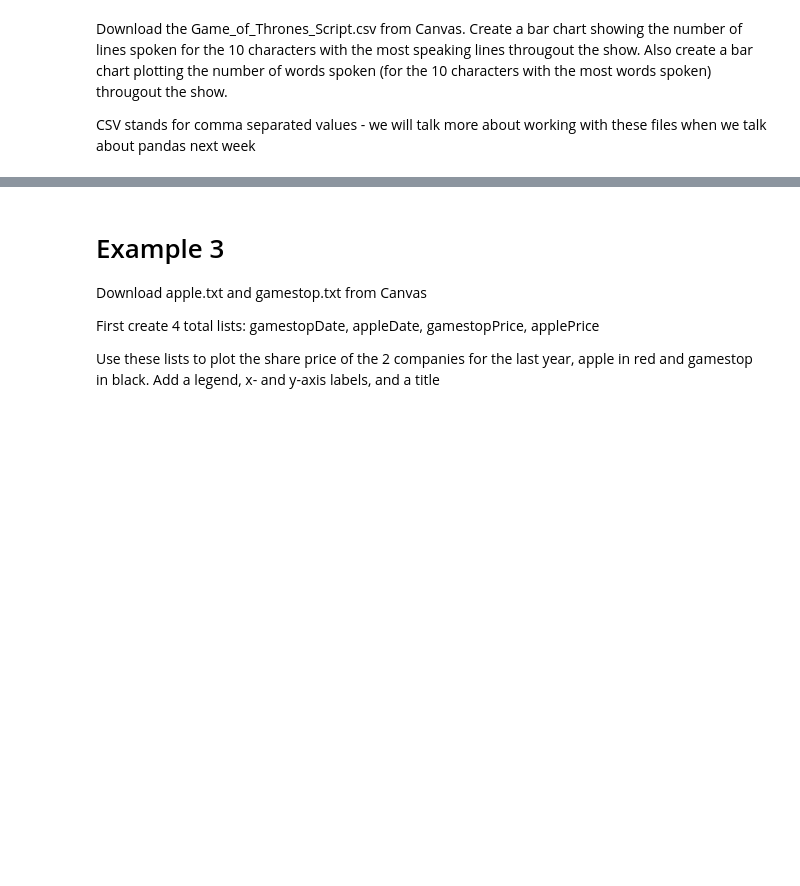
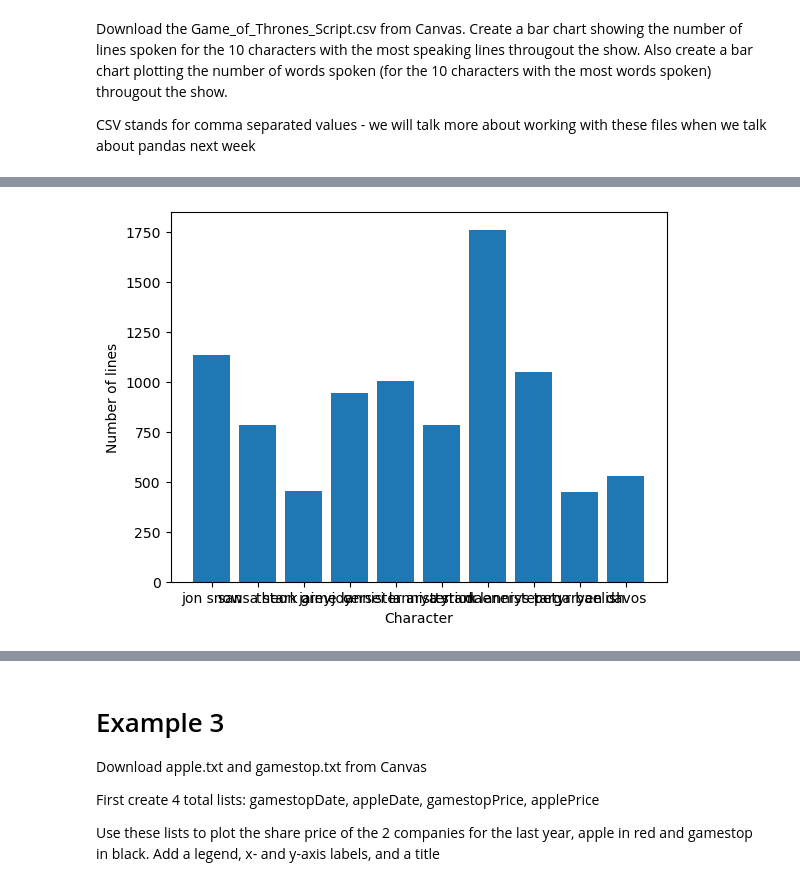
Before and after one commit to anthonyHigareda/matPlotLibandPandas, a Jupyter notebook: Lecture8_MatPlotLibDemo.ipynb, the cells around one changed output, grey strips where cells are left out. Drawn from its saved outputs; the diff is of its cells as text; code cells hidden in the pictures; blank space fills up the shorter version.

```diff
--- a/Lecture8_MatPlotLibDemo.ipynb
+++ b/Lecture8_MatPlotLibDemo.ipynb
@@ -126,7 +144,7 @@ CSV stands for comma separated values - we will talk more about working with the
 # Read in the data using csv, look at the first few lines of the data
 import csv
 
-got = open("Files/Game_of_Thrones_Script.csv")
+got = open("Game_of_Thrones_Script.csv", encoding="utf-8")
 scriptReader = csv.reader(got)
 
 # lets look at how this file opens
@@ -140,7 +178,7 @@ got.close()
 # %%
 # now lets actually count the lines
 
-got = open("Files/Game_of_Thrones_Script.csv")
+got = open("Game_of_Thrones_Script.csv", encoding="utf-8")
 scriptReader = csv.reader(got)
 
 charLineCounts = dict() #keys are character names, values are how many lines they have
@@ -148,33 +186,35 @@ charLineCounts = dict() #keys are character names, values are how many lines the
 #get line counts for each character
 counter = 0
 for line in scriptReader:
     if counter != 0: #we want to skip the header line
         character = line[4]
         if character not in charLineCounts:
             charLineCounts[character] = 1
         else:
             charLineCounts[character] += 1
     counter += 1
 got.close()
 
 
 #determine cutoff for top 10 character words spoken
 lineCounts = list(charLineCounts.values())
 lineCounts = sorted(lineCounts, reverse = True) #sort in descending order
 cutoff = lineCounts[9] #10th most spoken lines
 
 characterList = [] #list of character names for plotting
 linesList = [] # list of character spoken lines for plotting
 for character in charLineCounts:
     if charLineCounts[character] >= cutoff: #then they are in the top 10 most spoken characters
         characterList.append(character)
         linesList.append(charLineCounts[character])
 
 #make plot
 plt.bar(characterList,linesList)
 plt.xlabel("Character")
 plt.ylabel("Number of lines")
 plt.show()
+# %% [output]
+[figure, added]
 # %%
 #The above plot's x axis tick labels aren't readable... lets fix that
 
```
Also changed, not shown: parts of 15 cells of this notebook.
